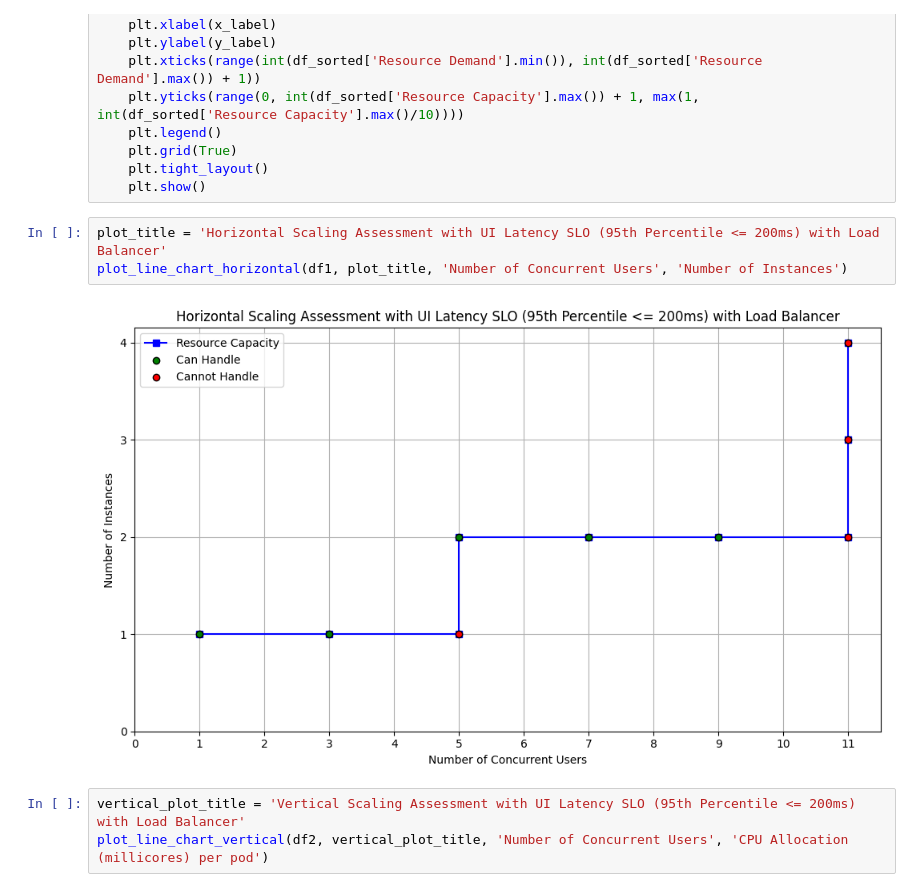
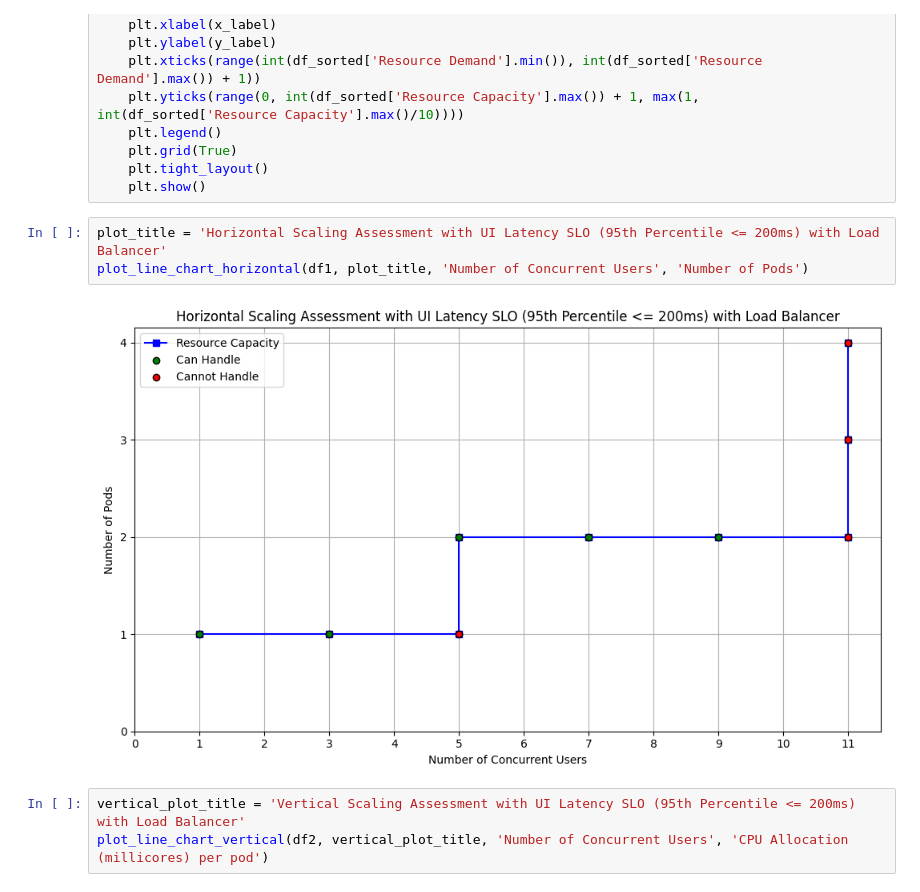
Before and after one commit to RaymondSWE/Thesis, a Jupyter notebook: analysis/notebook/results_analysis.ipynb, the cells around one changed output. Cells and saved outputs as stored; diff of their text form.

```diff
--- a/analysis/notebook/results_analysis.ipynb
+++ b/analysis/notebook/results_analysis.ipynb
@@ -266,9 +264,9 @@ def plot_line_chart_vertical(df, title, x_label, y_label):
     plt.show()
 # %%
 plot_title = 'Horizontal Scaling Assessment with UI Latency SLO (95th Percentile <= 200ms) with Load Balancer'
-plot_line_chart_horizontal(df1, plot_title, 'Number of Concurrent Users', 'Number of Instances')
+plot_line_chart_horizontal(df1, plot_title, 'Number of Concurrent Users', 'Number of Pods')
 # %% [output]
-[figure, old version]
+[figure, new version]
 # %%
 vertical_plot_title = 'Vertical Scaling Assessment with UI Latency SLO (95th Percentile <= 200ms) with Load Balancer'
 plot_line_chart_vertical(df2, vertical_plot_title, 'Number of Concurrent Users', 'CPU Allocation (millicores) per pod')
```
Also changed, not shown: parts of 4 cells of this notebook, 1 other file.
